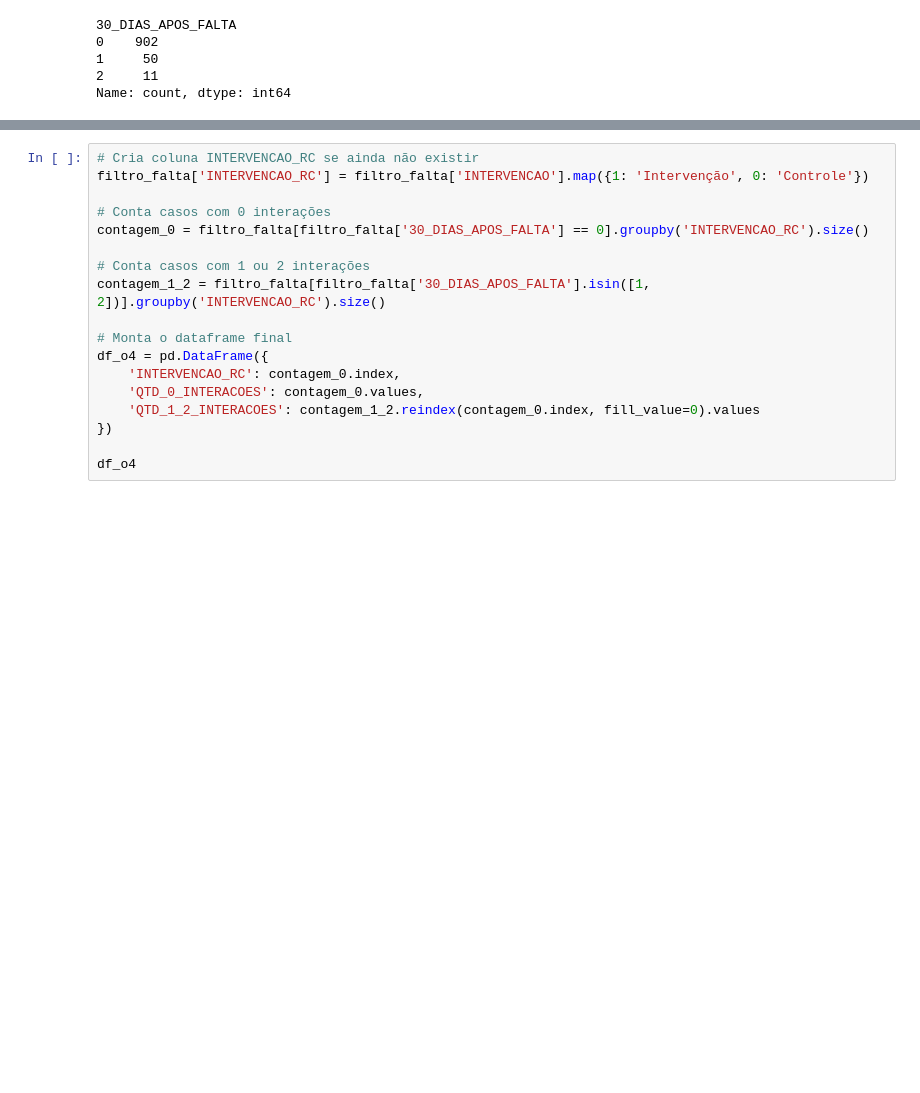
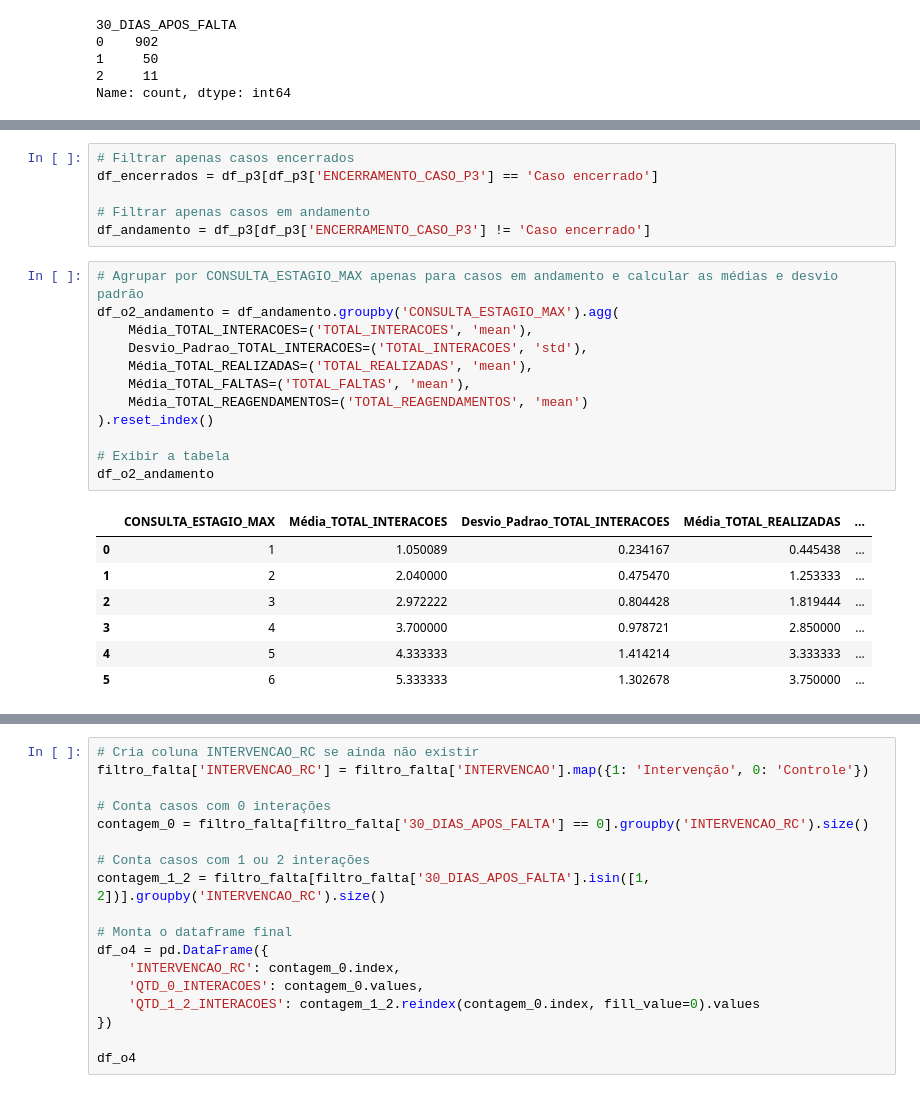
Before and after one commit to GARTosto/fluanutricaojob1, a Jupyter notebook: Flua_job1_tratamento_dados.ipynb, the cells around one changed output, grey strips where cells are left out. Cells and saved outputs as stored; diff of their text form; blank space fills up the shorter version.

```diff
--- a/Flua_job1_tratamento_dados.ipynb
+++ b/Flua_job1_tratamento_dados.ipynb
@@ -931,0 +1011,26 @@ Name: count, dtype: int64
+# %%
+# Filtrar apenas casos encerrados
+df_encerrados = df_p3[df_p3['ENCERRAMENTO_CASO_P3'] == 'Caso encerrado']
+
+# Filtrar apenas casos em andamento
+df_andamento = df_p3[df_p3['ENCERRAMENTO_CASO_P3'] != 'Caso encerrado']
+# %%
+# Agrupar por CONSULTA_ESTAGIO_MAX apenas para casos em andamento e calcular as médias e desvio padrão
+df_o2_andamento = df_andamento.groupby('CONSULTA_ESTAGIO_MAX').agg(
+    Média_TOTAL_INTERACOES=('TOTAL_INTERACOES', 'mean'),
+    Desvio_Padrao_TOTAL_INTERACOES=('TOTAL_INTERACOES', 'std'),
+    Média_TOTAL_REALIZADAS=('TOTAL_REALIZADAS', 'mean'),
+    Média_TOTAL_FALTAS=('TOTAL_FALTAS', 'mean'),
+    Média_TOTAL_REAGENDAMENTOS=('TOTAL_REAGENDAMENTOS', 'mean')
+).reset_index()
+
+# Exibir a tabela
+df_o2_andamento
+# %% [output]
+|  | CONSULTA_ESTAGIO_MAX | Média_TOTAL_INTERACOES | Desvio_Padrao_TOTAL_INTERACOES | Média_TOTAL_REALIZADAS | ... |
+| 0 | 1 | 1.050089 | 0.234167 | 0.445438 | ... |
+| 1 | 2 | 2.040000 | 0.475470 | 1.253333 | ... |
+| 2 | 3 | 2.972222 | 0.804428 | 1.819444 | ... |
+| 3 | 4 | 3.700000 | 0.978721 | 2.850000 | ... |
+| 4 | 5 | 4.333333 | 1.414214 | 3.333333 | ... |
+| 5 | 6 | 5.333333 | 1.302678 | 3.750000 | ... |
```
Also changed, not shown: parts of 8 cells of this notebook, 1 other file.
